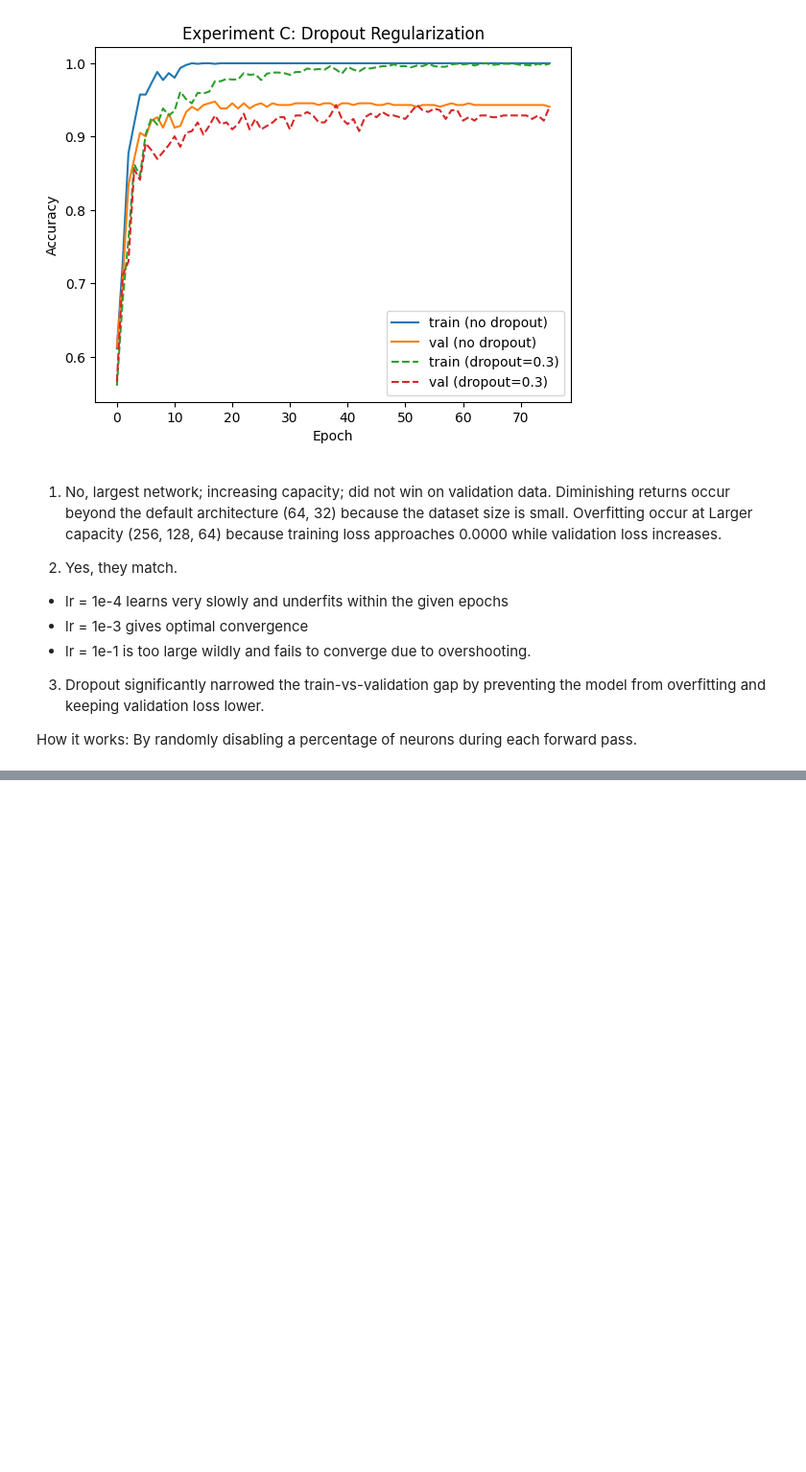
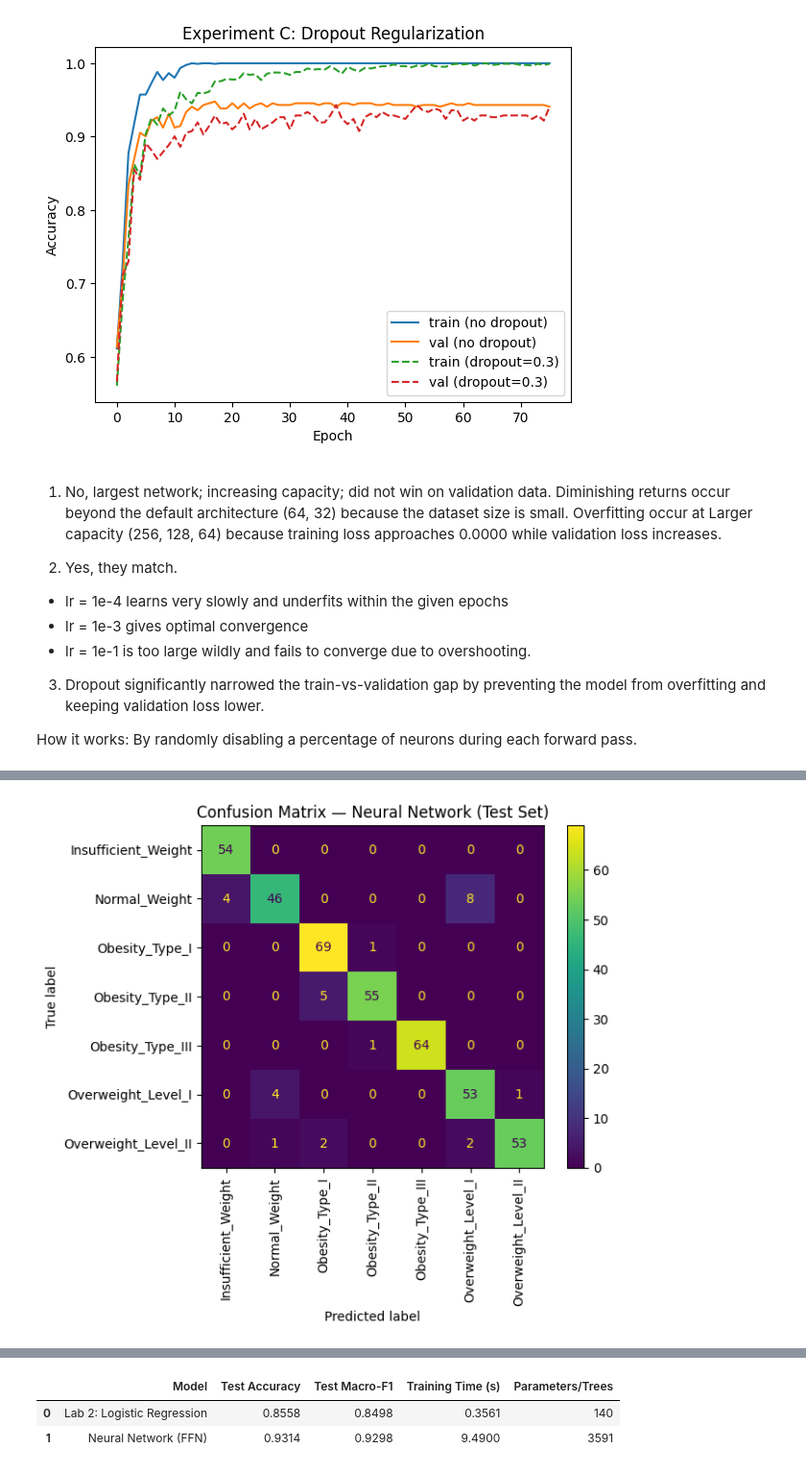
Before and after one commit to DivineUI/Lab-3, a Jupyter notebook: Lab_3.ipynb, the cells around one changed output, grey strips where cells are left out. Shown at 96% size. Drawn from its saved outputs; the diff is of its cells as text; code cells hidden in the pictures; blank space fills up the shorter version.

```diff
--- a/Lab_3.ipynb
+++ b/Lab_3.ipynb
@@ -589,0 +592,76 @@ How it works: By randomly disabling a percentage of neurons during each forward
+# %%
+import time
+import matplotlib.pyplot as plt
+import torch
+from sklearn.linear_model import LogisticRegression
+from sklearn.metrics import accuracy_score, f1_score, classification_report, ConfusionMatrixDisplay
+
+# Load best saved FFN weights
+best_model = FeedForwardNet(input_dim=X_train.shape[1], hidden_sizes=(64, 32), n_classes=7).to(DEVICE)
+best_model.load_state_dict(torch.load("ffn_best.pt"))
+best_model.eval()
+
+# Predict on test set, report accuracy + macro-F1
+all_preds, all_labels = [], []
+with torch.no_grad():
+    for xb, yb in test_loader:
+        xb = xb.to(DEVICE)
+        logits = best_model(xb)
+        preds = logits.argmax(dim=1).cpu()
+        all_preds.append(preds)
+        all_labels.append(yb)
+all_preds = torch.cat(all_preds).numpy()
+all_labels = torch.cat(all_labels).numpy()
+
+test_acc = accuracy_score(all_labels, all_preds)
+test_f1 = f1_score(all_labels, all_preds, average="macro")
+print(f"FFN Test Accuracy: {test_acc:.4f}")
+print(f"FFN Test Macro-F1: {test_f1:.4f}")
+print(classification_report(all_labels, all_preds, target_names=le.classes_))
+
+# Confusion matrix
+ConfusionMatrixDisplay.from_predictions(
+    all_labels, all_preds, display_labels=le.classes_, xticks_rotation=90
+)
+plt.title("Confusion Matrix — Neural Network (Test Set)")
+plt.show()
+
+# FFN training
+ffn_model_timed = FeedForwardNet(input_dim=X_train.shape[1], hidden_sizes=(64, 32), n_classes=7).to(DEVICE)
+criterion = nn.CrossEntropyLoss()
+optimizer = torch.optim.Adam(ffn_model_timed.parameters(), lr=1e-3)
+
+start = time.time()
+for epoch in range(76):
+    ffn_model_timed.train()
+    for xb, yb in train_loader:
+        xb, yb = xb.to(DEVICE), yb.to(DEVICE)
+        optimizer.zero_grad()
+        loss = criterion(ffn_model_timed(xb), yb)
+        loss.backward()
+        optimizer.step()
+ffn_train_time = time.time() - start
+print(f"FFN training time: {ffn_train_time:.2f}s")
+
+n_params = sum(p.numel() for p in best_model.parameters() if p.requires_grad)
+
+# Lab 2's Logistic Regression
+start = time.time()
+clf = LogisticRegression(max_iter=1000, random_state=RANDOM_STATE).fit(X_train_scaled, y_train)
+lab2_train_time = time.time() - start
+
+print(f"Logistic Regression Training Time: {lab2_train_time:.2f}s")
+
+lab2_n_params = clf.coef_.size + clf.intercept_.size
+print(f"Lab 2 (Logistic Regression) training time: {lab2_train_time:.4f}s")
+print(f"Lab 2 (Logistic Regression) parameter count: {lab2_n_params}")
+
+# Comparison table
+comparison = pd.DataFrame({
+    "Model": ["Lab 2: Logistic Regression", "Neural Network (FFN)"],
+    "Test Accuracy": [0.8558, round(test_acc, 4)],
+    "Test Macro-F1": [0.8498, round(test_f1, 4)],
+    "Training Time (s)": [round(lab2_train_time, 4), round(ffn_train_time, 2)],
+    "Parameters/Trees": [lab2_n_params, n_params],})
+comparison
+# %% [output]
@@ -589,0 +683 @@ How it works: By randomly disabling a percentage of neurons during each forward
+[figure, added]
@@ -589,0 +688,3 @@ How it works: By randomly disabling a percentage of neurons during each forward
+|  | Model | Test Accuracy | Test Macro-F1 | Training Time (s) | Parameters/Trees |
+| 0 | Lab 2: Logistic Regression | 0.8558 | 0.8498 | 0.3561 | 140 |
+| 1 | Neural Network (FFN) | 0.9314 | 0.9298 | 9.4900 | 3591 |
```
Also changed, not shown: parts of 3 cells of this notebook.
